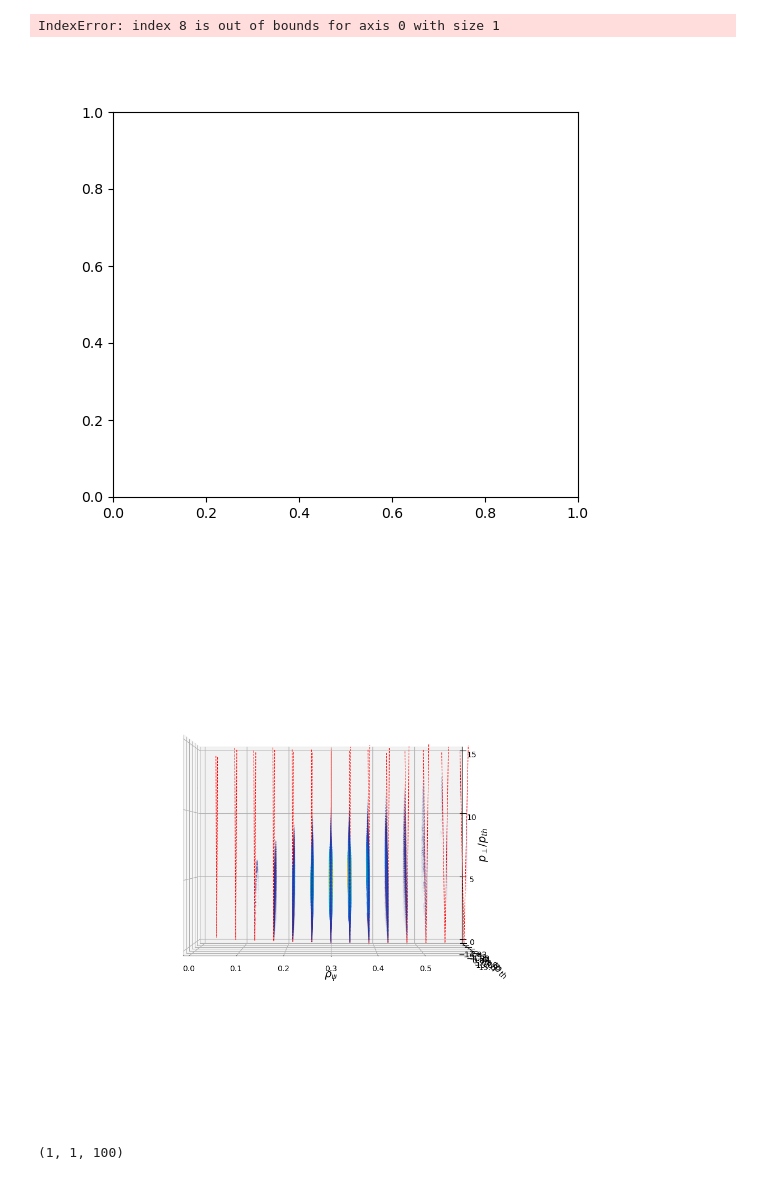
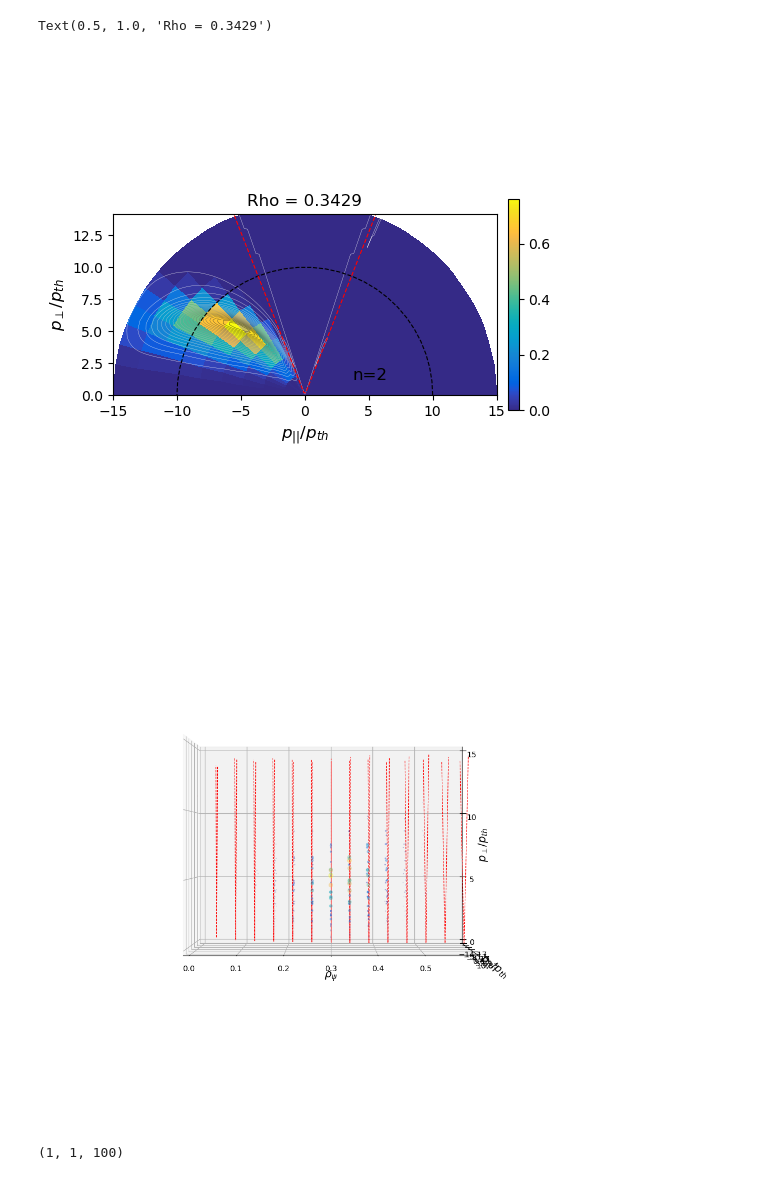
Before and after one commit to EwoutDevlaminck/WKBacca_QL, a Jupyter notebook: Analysis.ipynb, the cells around one changed output. Saved outputs shown, nothing was run; the diff lists cells and outputs as text; code cells hidden in the pictures.

Commit message:
Cleanup. Removed the 72644 t=1.05 case for now.

```diff
--- a/Analysis.ipynb
+++ b/Analysis.ipynb
@@ -56,10 +56,20 @@ cm_data = [[0.2081, 0.1663, 0.5292], [0.2116238095, 0.1897809524, 0.5776761905],
 parula_map = LinearSegmentedColormap.from_list('parula', cm_data)
 parula_map.set_under(cm_data[0])
 # %%
-filename = '/home/devlamin/Documents/WKBeam_related/WKBacca_QL/QL_bounce_TCV74302_test2.h5'
-#filename = '/home/devlamin/Documents/WKBeam_related/WKBacca_QL/QL_bounce_TCV74310_test.h5'
-#filename = '/home/devlamin/Documents/WKBeam_related/Cases_ran_before/QL_bounce_TCV74310_test.h5'
+filename = '/home/devlamin/Documents/WKBeam_related/WKBacca_QL/QL_bounce_TCV74302_test.h5'
+#filename = '/home/devlamin/Documents/WKBeam_related/WKBacca_QL/QL_bounce_TCV72644_test.h5'
 #Had to move the file due to size limit
+# %%
+matlab_file = '/home/devlamin/Documents/WKBeam_related/WKBacca_QL/WKBacca_cases/TCV74302/input/Drf_data.mat'
+
+from scipy.io import loadmat
+
+mat = loadmat(matlab_file)['Drf_data']
+Drf = mat['dat'][0,0]
+Pnorm_mat = mat['PP'][0,0]
+Ksi0_mat = mat['MHU'][0,0]
+Ppar_mat, Pper_mat = Pnorm_mat*Ksi0_mat, Pnorm_mat*np.sqrt(1-Ksi0_mat**2)
+# at i_rho=9, we're at rho 0.35 (so my i_rho_wkb=8), at i_rho=5 we're at rho=0.3 (so my i=7), at i_rho=13 we're at rho=0.415, we are at 0.429 at i=10
 # %%
 file = h5py.File(filename, 'r')
 # Read the data
@@ -148,7 +158,7 @@ plt.show()
 max_QL = np.nanmax(QL_bounce_nofluct)
 print(np.where(QL_bounce_nofluct == max_QL))
 QL_bounce_nofluct = np.where(np.isnan(QL_bounce_nofluct), 0, QL_bounce_nofluct)
-QL_bounce_nofluct = np.where(QL_bounce_nofluct > 1e-7, 0, QL_bounce_nofluct)
+#QL_bounce_nofluct = np.where(QL_bounce_nofluct > 1e-7, 0, QL_bounce_nofluct)
 
 print(max_QL)
 
@@ -165,5 +175,5 @@ plt.show()
 # %%
-Lowerbound = 1e-12
+Lowerbound = 1e-15
 QL_present_nofluct = QL_bounce_nofluct[QL_bounce_nofluct>Lowerbound]
 QL_present_nofluct /= np.nanmax(QL_present_nofluct)
 
@@ -206,28 +243,29 @@ def Trapping_line(p_par, Trapksi0, i_psi):
 # %%
 plt.figure(figsize=(6, 5))
 ax = plt.subplot(111)
 QL_bounce_nofluct = np.where(QL_bounce_nofluct<Lowerbound, 0, QL_bounce_nofluct)
 i = 8
 fig = ax.pcolormesh(PPAR[i], PPER[i], QL_bounce_nofluct[i], cmap=parula_map)#, norm=LogNorm())
+fig2 = ax.contour(Ppar_mat, Pper_mat, Drf[:,:,9].T, levels=25, cmap='Greys', linewidths=0.2)
 #fig = plt.contourf(PPAR[i], PPER[i], QL_bounce[i], cmap=parula_map, norm=LogNorm(),levels=np.logspace(-3, 0, 100))
 colorbar = plt.colorbar(fig, orientation='vertical', pad=.025, shrink=.55)
 #colorbar.set_label(label=r'$D^{EC,0}_{n=2,3}$ [A.U.]', size=10)
 plt.contour(PPAR[i], PPER[i], Pnorm, levels=[10, 20, 29.99], colors='black', linestyles='dashed', linewidths=0.8)
 plt.annotate(r'n=2', xy=(3, 1), xytext=(7, 2), textcoords='offset points', fontsize=12)
 plt.annotate(r'n=3', xy=(13, 16), xytext=(7, 2), textcoords='offset points', fontsize=12)
 
 p_perp_Trap = Trapping_line(np.linspace(-p_max, p_max, 200), Trapksi0, i)
 plt.plot(np.linspace(-p_max, p_max, 200), p_perp_Trap, color='r', linestyle='--', linewidth=0.8)
 
 ax.set_xlabel(r'$p_{||}/p_{th}$', size=12)
 ax.set_ylabel(r'$p_{\perp}/p_{th}$', size=12)
 ax.set_ylim(0, p_max)
-#ax.set_xlim(-15, 15)
+ax.set_xlim(-15, 15)
 ax.set_aspect('equal')
 ax.set_title(f'Rho = {np.sqrt(psi[i])}')
 # %% [output]
-IndexError: index 8 is out of bounds for axis 0 with size 1
+Text(0.5, 1.0, 'Rho = 0.3429')
-[figure, old version]
+[figure, new version]
 # %%
 # 3D plot of the QL_bounce
 
@@ -268,7 +306,7 @@ ax.set_zticks(np.arange(0, p_max+1, 5))
 
 ax.view_init(elev=0, azim=90)
 # %% [output]
-[figure, old version]
+[figure, new version]
 # %%
 nperp = np.linspace(0, 1, 100)
 dnperp = np.diff(nperp)[0]
```
Also changed, not shown: parts of 9 cells of this notebook, 37 other files.
